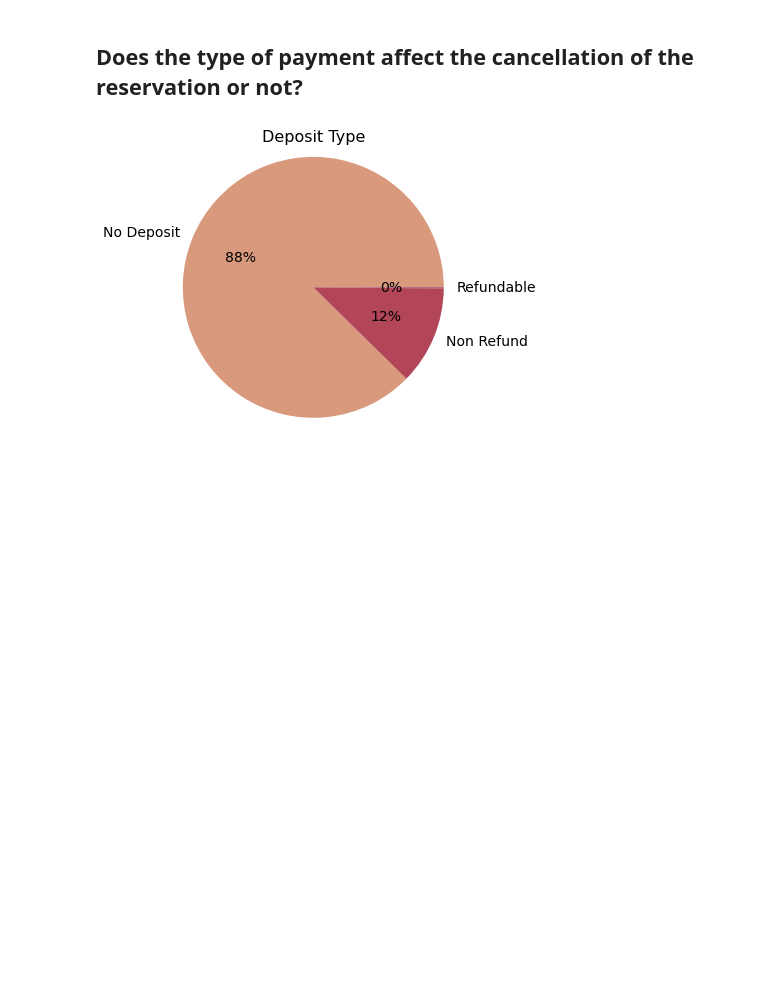
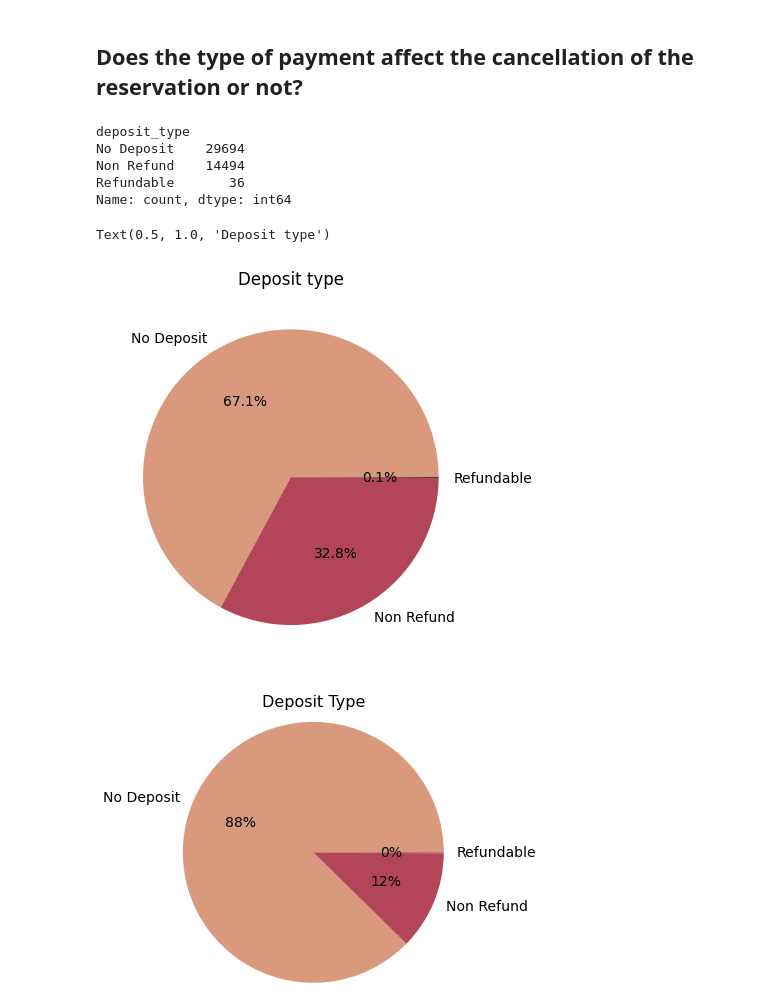
Before and after one commit to Tuwaiq-Data-Science-Bootcamp-V5/CV_and_GS-Lab1, a Jupyter notebook: CV_Assignment.ipynb, the cells around one changed output. Saved outputs shown, nothing was run; the diff lists cells and outputs as text; code cells hidden in the pictures; blank space fills up the shorter version.

```diff
--- a/CV_Assignment.ipynb
+++ b/CV_Assignment.ipynb
@@ -104,6 +105,28 @@ df.describe(include='object')
 | freq | 79330 | 13877 | 92310 | 48590 | 56477 | 97870 | ... |
 # %% [markdown]
 ## Does the type of payment affect the cancellation of the reservation or not?
+# %%
+
+df['deposit_type'].value_counts().index.tolist()
+x=df[df['is_canceled'] == 1]
+x['deposit_type'].value_counts()
+# %% [output]
+deposit_type
+No Deposit    29694
+Non Refund    14494
+Refundable       36
+Name: count, dtype: int64
+# %%
+data = [x['deposit_type'].value_counts()[0],x['deposit_type'].value_counts()[1],x['deposit_type'].value_counts()[2]]
+plt.pie(
+    x=data, labels=df['deposit_type'].value_counts().index.tolist(),
+    colors=['#D8997D','#B24558','black'],
+    autopct='%1.1f%%'
+)
+plt.title('Deposit type')
+# %% [output]
+Text(0.5, 1.0, 'Deposit type')
+[figure, added]
 # %%
 # %% [output]
 [figure]
```
Also changed, not shown: parts of 32 cells of this notebook.
